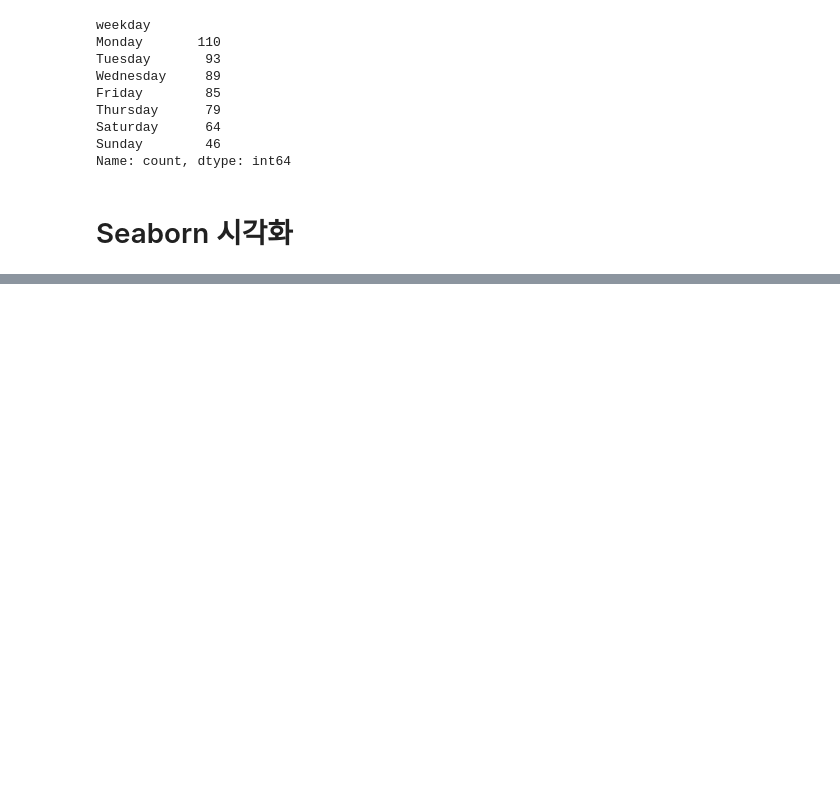
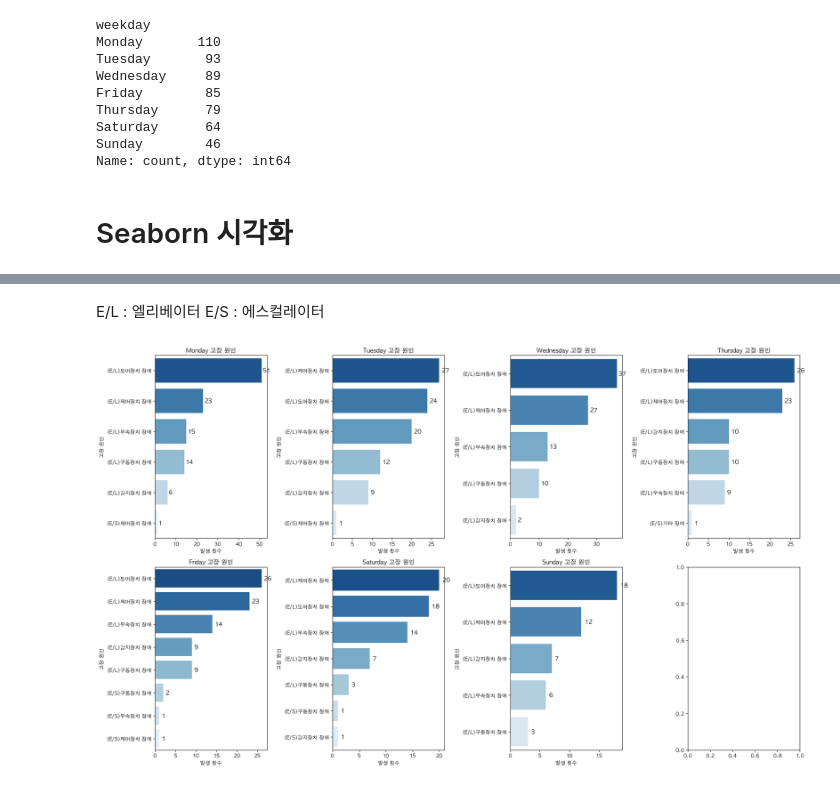
Before and after one commit to torabo/project, a Jupyter notebook: subway_problem/eda.ipynb, the cells around one changed output, grey strips where cells are left out. Saved outputs shown, nothing was run; the diff lists cells and outputs as text; code cells hidden in the pictures; blank space fills up the shorter version.

```diff
--- a/subway_problem/eda.ipynb
+++ b/subway_problem/eda.ipynb
@@ -59,0 +120,37 @@ Passing `palette` without assigning `hue` is deprecated and will be removed in v
+# %% [markdown]
+E/L : 엘리베이터
+E/S : 에스컬레이터
+# %%
+# 요일 리스트
+weekdays = ['Monday', 'Tuesday', 'Wednesday', 'Thursday', 'Friday', 'Saturday', 'Sunday']
+
+# 그래프 생성
+fig, axes = plt.subplots(nrows=2, ncols=4, figsize=(20, 12))  # 2행 4열 (마지막 하나는 빈칸)
+axes = axes.flatten()  # 2D 배열을 1D 리스트로 변환
+
+for i, day in enumerate(weekdays):
+    weekday_counts = df[df['weekday'] == day]['고장원인'].value_counts()
+
+    # 요일별 시각화
+    sns.barplot(
+        x=weekday_counts.values,
+        y=weekday_counts.index,
+        palette="Blues_r",
+        hue=weekday_counts.index,
+        ax=axes[i]
+    )
+
+    # 막대 옆에 빈도 표시
+    for index, value in enumerate(weekday_counts.values):
+       axes[i].text(value + 0.5, index, str(value), va='center', fontsize=12, color='black')
+
+    # 제목 및 레이블 설정
+    axes[i].set_title(f"{day} 고장 원인")
+    axes[i].set_xlabel("발생 횟수")
+    axes[i].set_ylabel("고장 원인")
+
+# 레이아웃 조정
+plt.tight_layout()
+plt.show()
+# %% [output]
+[figure, added]
```
Also changed, not shown: parts of 12 cells of this notebook.
